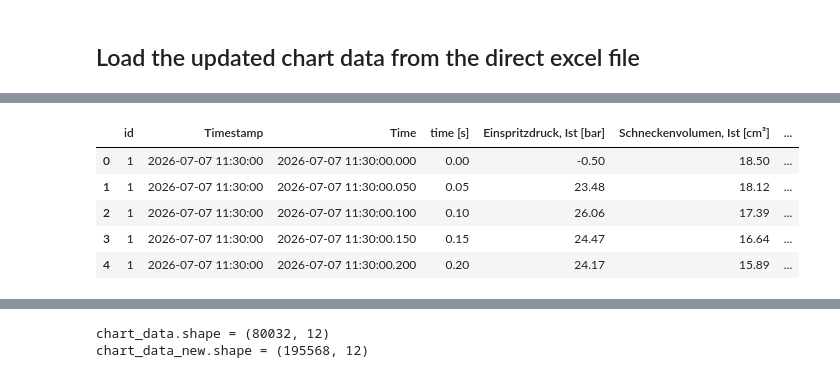
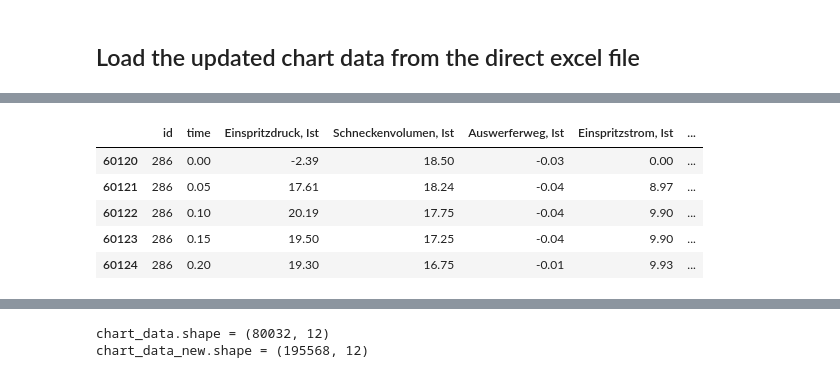
Before and after one commit to andresmorenoviteri/digital-twin, a Jupyter notebook: notebooks/kedro_functions.ipynb, the cells around one changed output, grey strips where cells are left out. Drawn from its saved outputs; the diff is of its cells as text; code cells hidden in the pictures.

```diff
--- a/notebooks/kedro_functions.ipynb
+++ b/notebooks/kedro_functions.ipynb
@@ -178,7 +180,10 @@ def preprocess_and_merge_charts(partitioned_input: Dict[str, Any]) -> pd.DataFra
     chart_data = chart_data.apply(pd.to_numeric, errors="coerce")
     chart_data = chart_data.sort_values(by=["id", "time"]).reset_index(drop=True)
 
-    return chart_data
+    cols = ['id'] + [col for col in chart_data.columns if col != 'id']
+    chart_data = chart_data[cols]
+
+    return chart_data, cols
 
 
 # Get only relevant data with labels from experiment_data
@@ -206,7 +211,7 @@ if os.getcwd().endswith("notebooks"):
 
 print(f"New Working Directory: {os.getcwd()}")
 
-chart_data = preprocess_and_merge_charts(partitioned_chart_data)
+chart_data, cols_for_both_charts = preprocess_and_merge_charts(partitioned_chart_data)
 chart_data.head()
 # %% [output]
 New Working Directory: c:\Users\defaultuser100000\github_repos\digital_twin\digital-twin\digital-twin
@@ -235,12 +240,20 @@ chart_data_new.head()
 # %%
 # rename "ID" column to "id"
 chart_data_new.rename(columns={'ID': 'id'}, inplace=True)
+# update the chart removing old measurements that are incorrect
+chart_data_new = chart_data_new[chart_data_new['id'] > 120]
+# update the "id" to the correct ones
+chart_data_new['id'] = chart_data_new['id'] + 165
+# remove "Timestamp" and "Time"
+chart_data_new = chart_data_new.drop(columns=['Timestamp', 'Time'])
+# rename columns to have the same column name in both dataframes
+chart_data_new.columns = cols_for_both_charts
 chart_data_new.head()
 # %% [output]
 [interactive output not drawn]
-|  | id | Timestamp | Time | time [s] | Einspritzdruck, Ist [bar] | Schneckenvolumen, Ist [cm³] | ... |
-| 0 | 1 | 2026-07-07 11:30:00 | 2026-07-07 11:30:00.000 | 0.00 | -0.50 | 18.50 | ... |
-| 1 | 1 | 2026-07-07 11:30:00 | 2026-07-07 11:30:00.050 | 0.05 | 23.48 | 18.12 | ... |
-| 2 | 1 | 2026-07-07 11:30:00 | 2026-07-07 11:30:00.100 | 0.10 | 26.06 | 17.39 | ... |
-| 3 | 1 | 2026-07-07 11:30:00 | 2026-07-07 11:30:00.150 | 0.15 | 24.47 | 16.64 | ... |
-| 4 | 1 | 2026-07-07 11:30:00 | 2026-07-07 11:30:00.200 | 0.20 | 24.17 | 15.89 | ... |
+|  | id | time | Einspritzdruck, Ist | Schneckenvolumen, Ist | Auswerferweg, Ist | Einspritzstrom, Ist | ... |
+| 60120 | 286 | 0.00 | -2.39 | 18.50 | -0.03 | 0.00 | ... |
+| 60121 | 286 | 0.05 | 17.61 | 18.24 | -0.04 | 8.97 | ... |
+| 60122 | 286 | 0.10 | 20.19 | 17.75 | -0.04 | 9.90 | ... |
+| 60123 | 286 | 0.15 | 19.50 | 17.25 | -0.04 | 9.90 | ... |
+| 60124 | 286 | 0.20 | 19.30 | 16.75 | -0.01 | 9.93 | ... |
```
Also changed, not shown: parts of 27 cells of this notebook, 7 other files.
